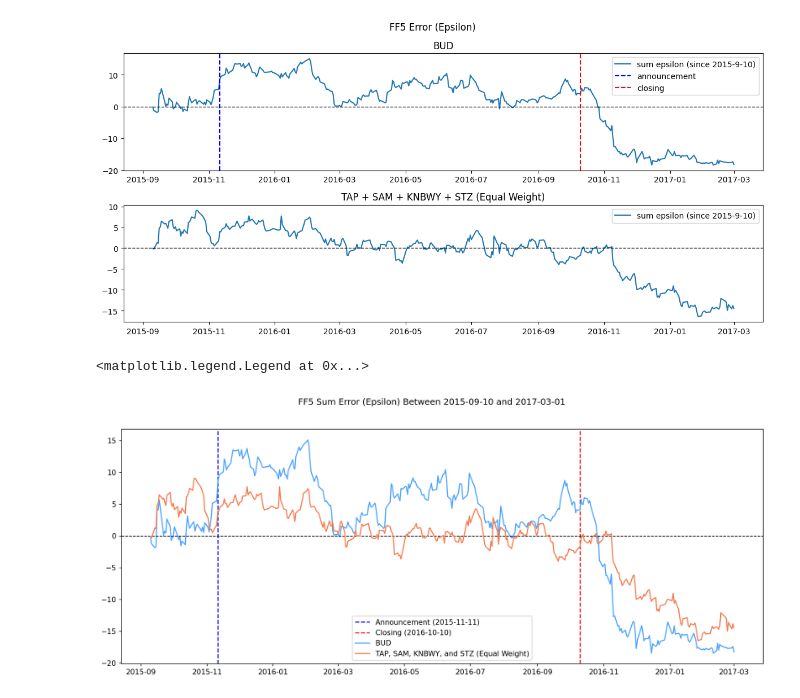
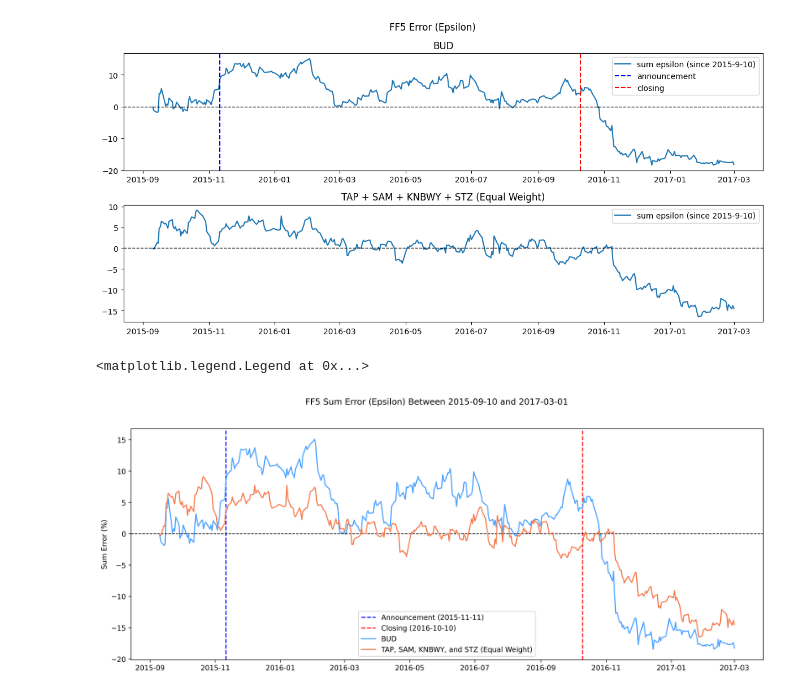
Before and after one commit to chrisliii/FINE-452, a Jupyter notebook: M&A_CAPM_FF3_Daily_Portfolio_BUD.ipynb, the cells around one changed output. Cells and saved outputs as stored; diff of their text form; code cells hidden in the pictures.

```diff
--- a/M&A_CAPM_FF3_Daily_Portfolio_BUD.ipynb
+++ b/M&A_CAPM_FF3_Daily_Portfolio_BUD.ipynb
@@ -947,30 +947,31 @@ fig.tight_layout(rect=[0, 0.03, 1, 0.95])
 # %% [output]
 [figure]
 # %%
-fig, (ax1) = plt.subplots(1, dpi=150, figsize=(16,6))
+fig, (ax1) = plt.subplots(1, dpi=300, figsize=(16,6))
 fig.suptitle('FF5 Sum Error (Epsilon) Between 2015-09-10 and 2017-03-01')
 
 begin_date = datetime(2015, 9, 10)
 end_date = datetime(2017, 3, 1)
 begin_date_label = '2015-9-10'
 
 ax1.axvline(x=datetime(2015,11,11), color='blue', linestyle='--', label='Announcement (2015-11-11)')
 ax1.axvline(x=datetime(2016,10,10), color='red', linestyle='--', label='Closing (2016-10-10)')
 
 #BUD
 df_ticker_FF = FF5CumulativeRegression('BUD', begin_date, end_date)
 ax1.plot(df_ticker_FF.Date, df_ticker_FF.CumSumEpsilon, label='BUD', color='#4ca2ff')
 ax1.axhline(y=0, linewidth=1, color='black', linestyle='--')
 
 #Portfolio without BUD
 df_ticker_FF = FF5CumulativeRegressionPortfolio(['TAP', 'SAM', 'KNBWY', 'STZ'], begin_date, end_date)
 ax1.plot(df_ticker_FF.Date, df_ticker_FF.CumSumEpsilon, label='TAP, SAM, KNBWY, and STZ (Equal Weight)', color='#F57A4D')
 #FBBC58
 
+ax1.set_ylabel('Sum Error (%)')
 ax1.legend()
 # %% [output]
 <matplotlib.legend.Legend at 0x...>
-[figure, old version]
+[figure, new version]
 # %%
 fig, (ax1, ax2) = plt.subplots(2, dpi=300, figsize=(16,8))
 fig.suptitle('Daily Return Between 2015-09-10 and 2017-03-01')
```
Also changed, not shown: parts of 1 cell of this notebook.
